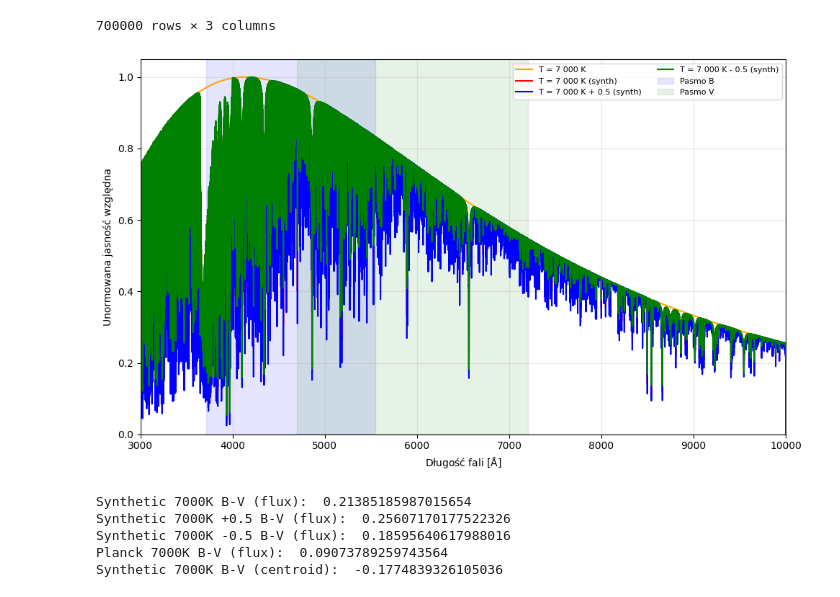
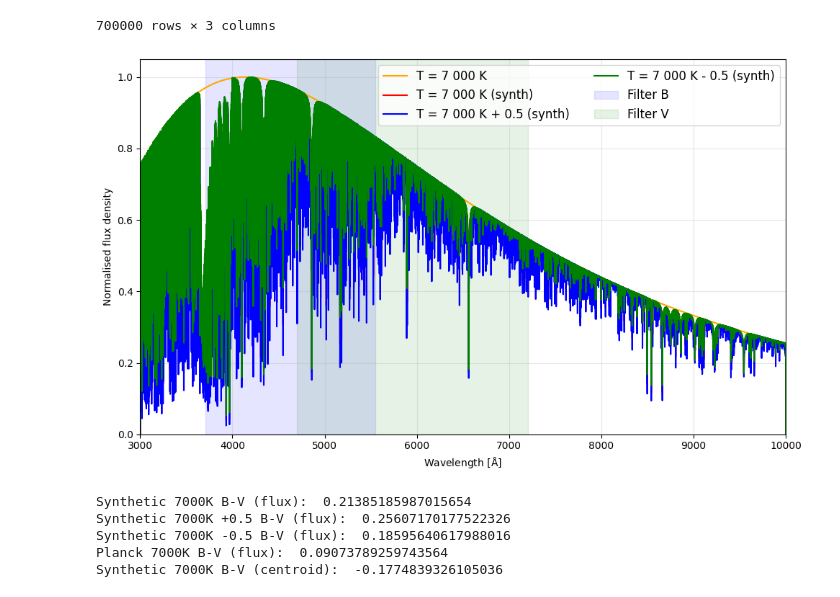
Before and after one commit to ASTR0MNSTR/univ_codes, a Jupyter notebook: 2025_2026/semester_02/inner_stars/zadanie_1/zad1.ipynb, the cells around one changed output. Saved outputs shown, nothing was run; the diff lists cells and outputs as text; code cells hidden in the pictures.

```diff
--- a/2025_2026/semester_02/inner_stars/zadanie_1/zad1.ipynb
+++ b/2025_2026/semester_02/inner_stars/zadanie_1/zad1.ipynb
@@ -51,12 +51,12 @@ plt.plot(wavelengths*1e10, B_hot, label='T = 12 500 K', color='orange')
 plt.plot(wavelengths*1e10, B_cool, label='T = 5 000 K', color='deepskyblue')
 
 for name, f in filters.items():
-    plt.axvspan(f['range'][0]*1e10, f['range'][1]*1e10, color=f['color'], alpha=0.1, label=f'Pasmo {name}')
+    plt.axvspan(f['range'][0]*1e10, f['range'][1]*1e10, color=f['color'], alpha=0.1, label=f'Filter {name}')
     plt.axvline(f['center']*1e10, color=f['color'], linestyle='--', label=f'{name} ({f["center"]*1e10:.0f} Å)')
 
-plt.xlabel(r'Długość fali [$\rm \AA$]')
-plt.ylabel('Unormowana jasność względna')
-plt.title('Unormowane krzywe Plancka dla 12 500 K i 5 000 K z filtrami UBVR (Johnson)')
+plt.xlabel(r'Wavelength [$\rm \AA$]')
+plt.ylabel('Normalised flux density')
+# plt.title('Unormowane krzywe Plancka dla 12 500 K i 5 000 K z filtrami UBVR (Johnson)')
 plt.legend(loc='upper right', fontsize=8, ncol=2)
 plt.xlim(0, 20000)
 plt.ylim(0, 1.05)
@@ -403,13 +403,13 @@ plt.plot(wavelengths*1e10, B_mid, label='T = 7 000 K', color='green')
 plt.plot(wavelengths*1e10, B_cool, label='T = 5 000 K', color='deepskyblue')
 
 for name, f in filters.items():
-    plt.axvspan(f['range'][0]*1e10, f['range'][1]*1e10, color=f['color'], alpha=0.1, label=f'Pasmo {name}')
+    plt.axvspan(f['range'][0]*1e10, f['range'][1]*1e10, color=f['color'], alpha=0.1, label=f'Filter {name}')
     plt.axvline(f['center']*1e10, color=f['color'], linestyle='--', label=f'{name} ({f["center"]*1e10:.0f} Å)')
 
-plt.xlabel(r'Długość fali [$\rm \AA$]')
-plt.ylabel('Unormowana jasność względna')
-plt.title('Unormowane krzywe Plancka dla 9 000 K, 7 000 K i 5 000 K z filtrami UBVR (Johnson)')
-plt.legend(loc='upper right', fontsize=8, ncol=2)
+plt.xlabel(r'Wavelength [$\rm \AA$]')
+plt.ylabel('Normalised flux density')
+# plt.title('Unormowane krzywe Plancka dla 9 000 K, 7 000 K i 5 000 K z filtrami UBVR (Johnson)')
+plt.legend(loc='upper right', fontsize=12, ncol=2)
 plt.xlim(0, 20000)
 plt.ylim(0, 1.05)
 plt.grid(True, alpha=0.3)
@@ -504,13 +504,13 @@ plt.plot(wavelengths*1e10, B_hot, label='T = 9 000 K', color='orange')
 plt.plot(wavelengths*1e10, B_hot_synth, label='T = 9 000 K (synth)', color='red')
 
 for name, f in filters.items():
-    plt.axvspan(f['range'][0]*1e10, f['range'][1]*1e10, color=f['color'], alpha=0.1, label=f'Pasmo {name}')
+    plt.axvspan(f['range'][0]*1e10, f['range'][1]*1e10, color=f['color'], alpha=0.1, label=f'Filter {name}')
     # plt.axvline(f['center']*1e10, color=f['color'], linestyle='--', label=f'{name} ({f["center"]*1e10:.0f} Å)')
 
-plt.xlabel(r'Długość fali [$\rm \AA$]')
-plt.ylabel('Unormowana jasność względna')
-# plt.title('Unormowane krzywe Plancka dla 9 000 K (Planck) i 9000 K z liniami syntetyka z filtrami UBVR (Johnson)')
-plt.legend(loc='upper right', fontsize=8, ncol=2)
+plt.xlabel(r'Wavelength [$\rm \AA$]')
+plt.ylabel('Normalised flux density')
+# plt.title('Unormowane krzywe Plancka dla 9 000 K, 7 000 K i 5 000 K z filtrami UBVR (Johnson)')
+plt.legend(loc='upper right', fontsize=12, ncol=2)
 plt.xlim(3000, 10000)
 plt.ylim(0, 1.05)
 plt.grid(True, alpha=0.3)
@@ -585,39 +585,39 @@ B_warm_synth = planck(wavelengths, T_warm)*spectrum_data_warm["flux"].values
 B_warm_plus_synth = planck(wavelengths, T_warm)*spectrum_data_warm_plus["flux"].values
 B_warm_minus_synth = planck(wavelengths, T_warm)*spectrum_data_warm_minus["flux"].values
 
 B_warm /= B_warm.max()
 B_warm_synth /= B_warm_synth.max()
 B_warm_plus_synth /= B_warm_plus_synth.max()
 B_warm_minus_synth /= B_warm_minus_synth.max()
 
 filters = {
     # 'U': {'center': 3520.30e-10, 'range': (3010e-10, 4100e-10), 'color': 'violet'},
     'B': {'center': 4384.51e-10, 'range': (3709e-10, 5550e-10), 'color': 'blue'},
     'V': {'center': 5479.85e-10, 'range': (4698e-10, 7204e-10), 'color': 'green'},
     # 'R': {'center': 6846.67e-10, 'range': (5233e-10, 9400e-10), 'color': 'red'},
 }
 
 plt.figure(figsize=(10,6))
 plt.plot(wavelengths*1e10, B_warm, label='T = 7 000 K', color='orange')
 plt.plot(wavelengths*1e10, B_warm_synth, label='T = 7 000 K (synth)', color='red')
 plt.plot(wavelengths*1e10, B_warm_plus_synth, label='T = 7 000 K + 0.5 (synth)', color='blue')
 plt.plot(wavelengths*1e10, B_warm_minus_synth, label='T = 7 000 K - 0.5 (synth)', color='green')
 
 for name, f in filters.items():
-    plt.axvspan(f['range'][0]*1e10, f['range'][1]*1e10, color=f['color'], alpha=0.1, label=f'Pasmo {name}')
+    plt.axvspan(f['range'][0]*1e10, f['range'][1]*1e10, color=f['color'], alpha=0.1, label=f'Filter {name}')
     # plt.axvline(f['center']*1e10, color=f['color'], linestyle='--', label=f'{name} ({f["center"]*1e10:.0f} Å)')
 
-plt.xlabel(r'Długość fali [$\rm \AA$]')
-plt.ylabel('Unormowana jasność względna')
-# plt.title('Unormowane krzywe Plancka dla 7 000 K (Planck) i 7000 K z liniami syntetyka z filtrami UBVR (Johnson)')
-plt.legend(loc='upper right', fontsize=8, ncol=2)
+plt.xlabel(r'Wavelength [$\rm \AA$]')
+plt.ylabel('Normalised flux density')
+# plt.title('Unormowane krzywe Plancka dla 9 000 K, 7 000 K i 5 000 K z filtrami UBVR (Johnson)')
+plt.legend(loc='upper right', fontsize=12, ncol=2)
 plt.xlim(3000, 10000)
 plt.ylim(0, 1.05)
 plt.grid(True, alpha=0.3)
 plt.tight_layout()
 plt.savefig(r"/media/olehryz/Elements/progs/univ_codes/2025_2026/semester_02/inner_stars/figures/zad_1522.pdf", dpi=600, bbox_inches = 'tight', pad_inches = 0.1)
 # %% [output]
-[figure, old version]
+[figure, new version]
 # %%
 B_V_warm_synth_flux = -2.5*np.log10(flux_calc(B_warm_synth, wavelengths, 3709e-10, 5550e-10) / flux_calc(B_warm_synth, wavelengths, 4698e-10, 7204e-10))
 B_V_warm_synth_flux_plus = -2.5*np.log10(flux_calc(B_warm_plus_synth, wavelengths, 3709e-10, 5550e-10) / flux_calc(B_warm_plus_synth, wavelengths, 4698e-10, 7204e-10))
```
Also changed, not shown: parts of 19 cells of this notebook, 14 other files.
